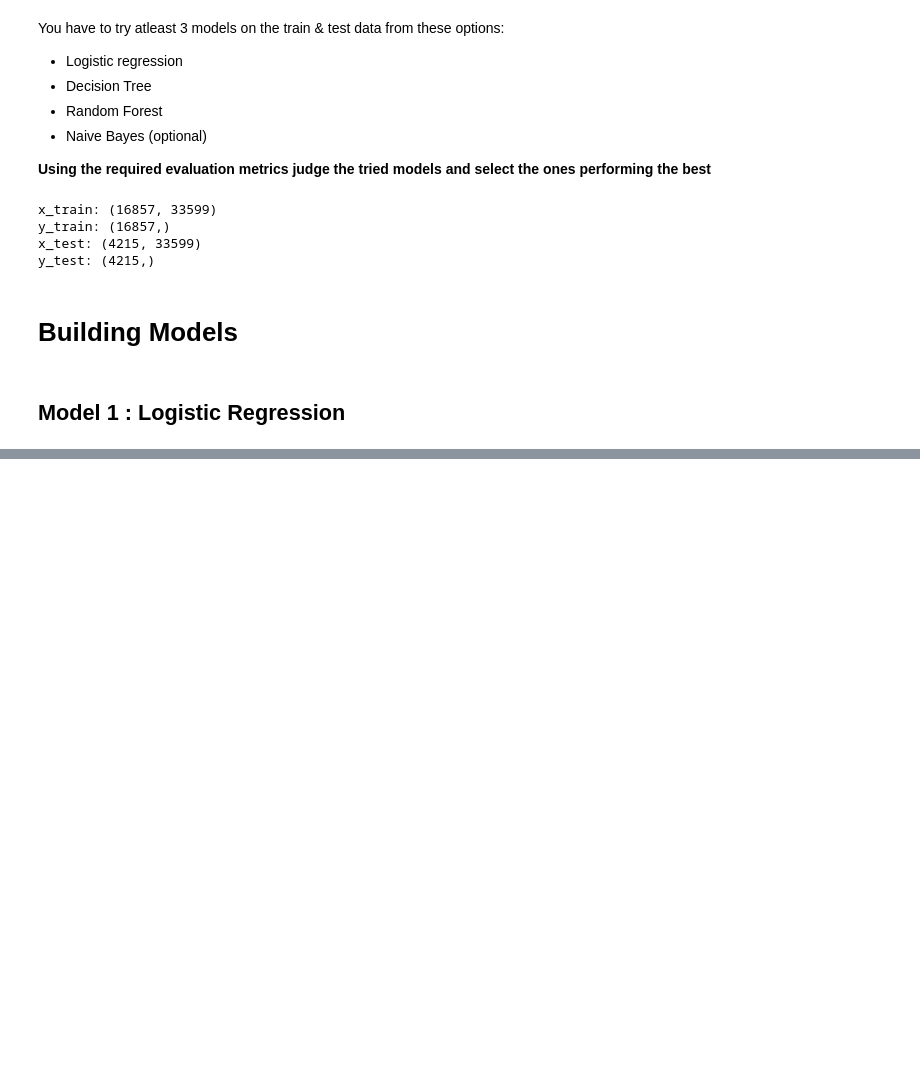
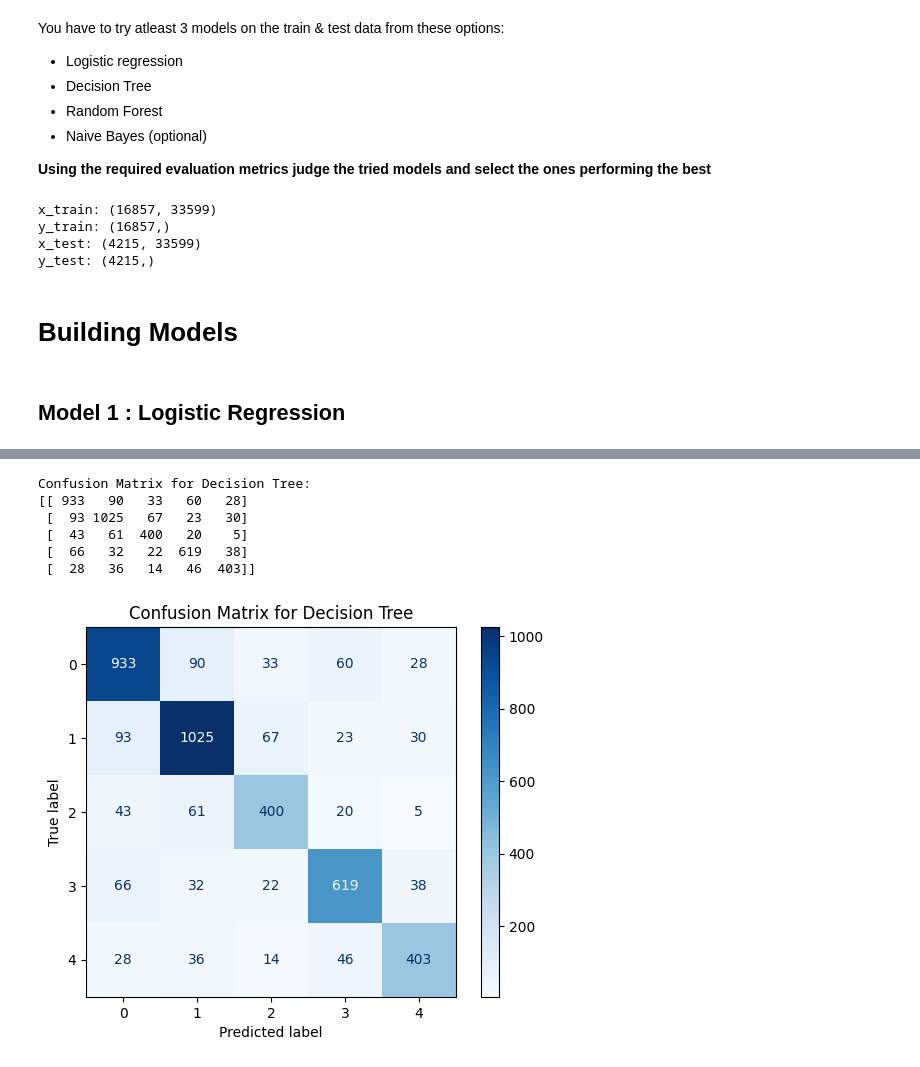
Before and after one commit to thomami244/Automatic_Ticket_Classification_Project, a Jupyter notebook: automatic_ticket_classification_project_notebok_michael_thomas_supriyo_roy.ipynb, the cells around one changed output, grey strips where cells are left out. Cells and saved outputs as stored; diff of their text form; code cells hidden in the pictures; blank space fills up the shorter version.

```diff
--- a/automatic_ticket_classification_project_notebok_michael_thomas_supriyo_roy.ipynb
+++ b/automatic_ticket_classification_project_notebok_michael_thomas_supriyo_roy.ipynb
@@ -938,0 +941,28 @@ Credit card or prepaid card       0.91      0.94      0.93      1238
+# %%
+from sklearn.tree import DecisionTreeClassifier
+
+model_2 =  DecisionTreeClassifier()
+model_2.fit(x_train, y_train)
+
+y_pred_2 = model_2.predict(x_test)
+# %%
+# Compute the confusion matrix using true labels and predictions
+cm = confusion_matrix(y_test, y_pred_2)
+
+# Print the confusion matrix as an array
+print("Confusion Matrix for Decision Tree:")
+print(cm)
+
+# Optionally, display it as a plot
+disp = ConfusionMatrixDisplay(confusion_matrix=cm)
+disp.plot(cmap=plt.cm.Blues)
+plt.title("Confusion Matrix for Decision Tree")
+plt.show()
+# %% [output]
+Confusion Matrix for Decision Tree:
+[[ 933   90   33   60   28]
+ [  93 1025   67   23   30]
+ [  43   61  400   20    5]
+ [  66   32   22  619   38]
+ [  28   36   14   46  403]]
+[figure, added]
```
Also changed, not shown: parts of 8 cells of this notebook.
